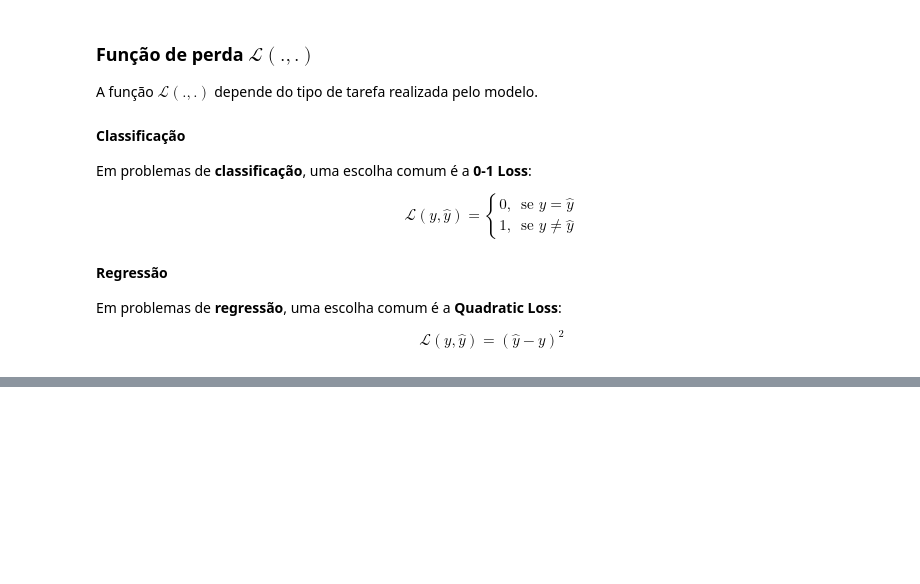
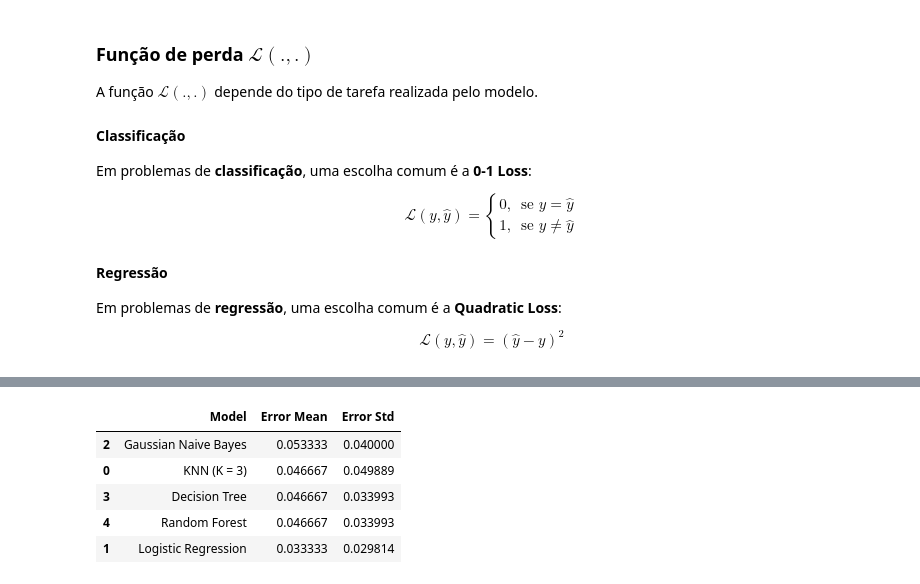
Before and after one commit to gabdourado/AI, a Jupyter notebook: Foundations/ML-Foundations/Model-Evaluation/Cross_Validation.ipynb, the cells around one changed output, grey strips where cells are left out. Saved outputs shown, nothing was run; the diff lists cells and outputs as text; code cells hidden in the pictures; blank space fills up the shorter version.

```diff
--- a/Foundations/ML-Foundations/Model-Evaluation/Cross_Validation.ipynb
+++ b/Foundations/ML-Foundations/Model-Evaluation/Cross_Validation.ipynb
@@ -119,0 +187,24 @@ $$
+# %%
+def cross_validation(model, number_folds, X, y):
+
+  skf = StratifiedKFold(n_splits=number_folds, shuffle=True, random_state=42)
+
+  fold_errors = []
+
+  for train_idx, test_idx in skf.split(X, y):
+
+      X_train, y_train = X[train_idx], y[train_idx]
+      X_test,  y_test  = X[test_idx],  y[test_idx]
+
+      model.fit(X_train, y_train)
+      y_pred = model.predict(X_test)
+
+      losses = zero_one_loss(y_test, y_pred)
+      R_j    = (1 / len(y_test)) * np.sum(losses)
+
+      fold_errors.append(R_j)
+
+  error_mean = np.mean(fold_errors)
+  std  = np.std(fold_errors)
+
+  return error_mean, std
@@ -119,0 +217,10 @@ $$
+# %%
+df_results = pd.DataFrame(results)
+df_results.sort_values(by="Error Mean", ascending=False)
+# %% [output]
+|  | Model | Error Mean | Error Std |
+| 2 | Gaussian Naive Bayes | 0.053333 | 0.040000 |
+| 0 | KNN (K = 3) | 0.046667 | 0.049889 |
+| 3 | Decision Tree | 0.046667 | 0.033993 |
+| 4 | Random Forest | 0.046667 | 0.033993 |
+| 1 | Logistic Regression | 0.033333 | 0.029814 |
```
Also changed, not shown: parts of 8 cells of this notebook.
